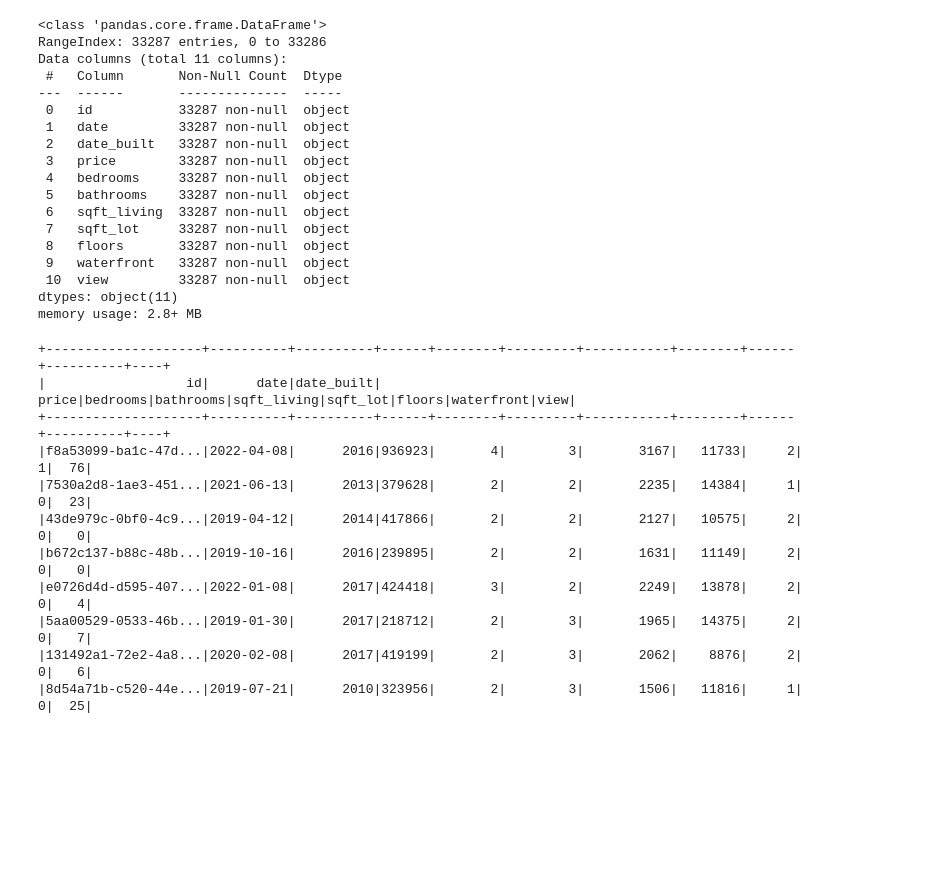
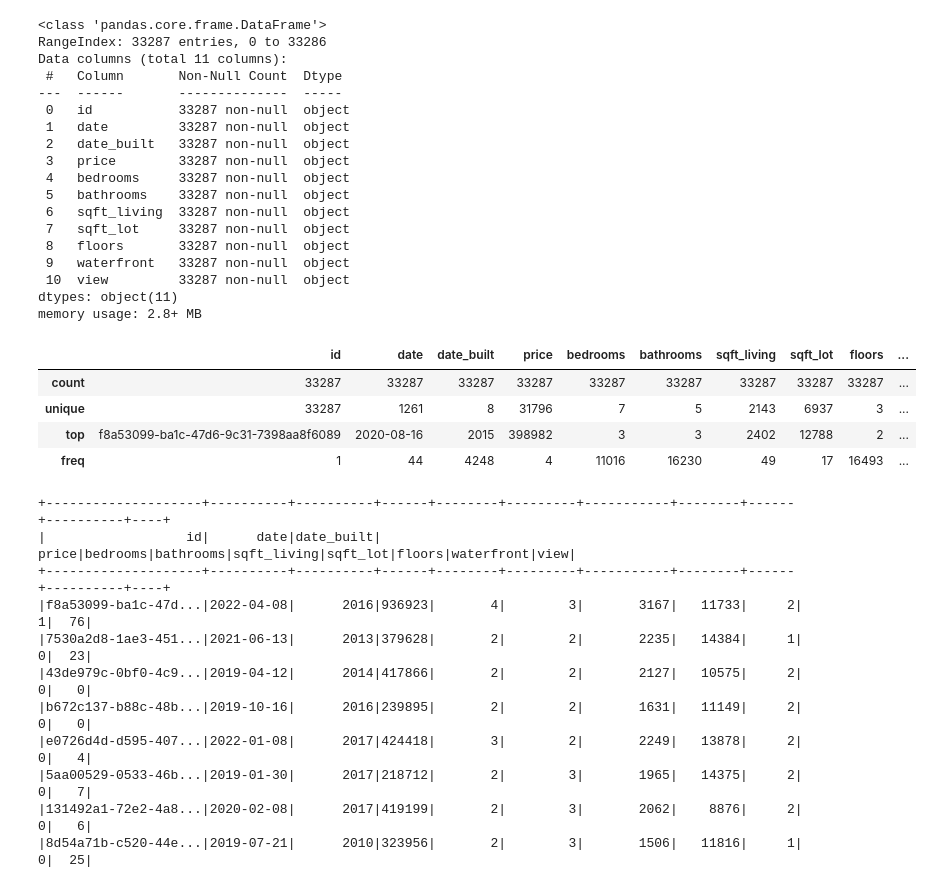
Before and after one commit to njgeorge000158/Home-Sales-Analysis-with-Apache-Spark, a Jupyter notebook: home_sales_colab.ipynb, the cells around one changed output. Drawn from its saved outputs; the diff is of its cells as text; code cells hidden in the pictures; blank space fills up the shorter version.

```diff
--- a/home_sales_colab.ipynb
+++ b/home_sales_colab.ipynb
@@ -132,5 +161,14 @@ Data columns (total 11 columns):
  10  view         33287 non-null  object
 dtypes: object(11)
 memory usage: 2.8+ MB
+# %%
+# This line of code prints the column statistics.
+home_sales_pyspark_dataframe.toPandas().describe()
+# %% [output]
+|  | id | date | date_built | price | bedrooms | bathrooms | sqft_living | sqft_lot | floors | ... |
+| count | 33287 | 33287 | 33287 | 33287 | 33287 | 33287 | 33287 | 33287 | 33287 | ... |
+| unique | 33287 | 1261 | 8 | 31796 | 7 | 5 | 2143 | 6937 | 3 | ... |
+| top | f8a53099-ba1c-47d6-9c31-7398aa8f6089 | 2020-08-16 | 2015 | 398982 | 3 | 3 | 2402 | 12788 | 2 | ... |
+| freq | 1 | 44 | 4248 | 4 | 11016 | 16230 | 49 | 17 | 16493 | ... |
 # %%
 # These lines of code create a temporary view of the dataframe.
```
Also changed, not shown: parts of 17 cells of this notebook.
